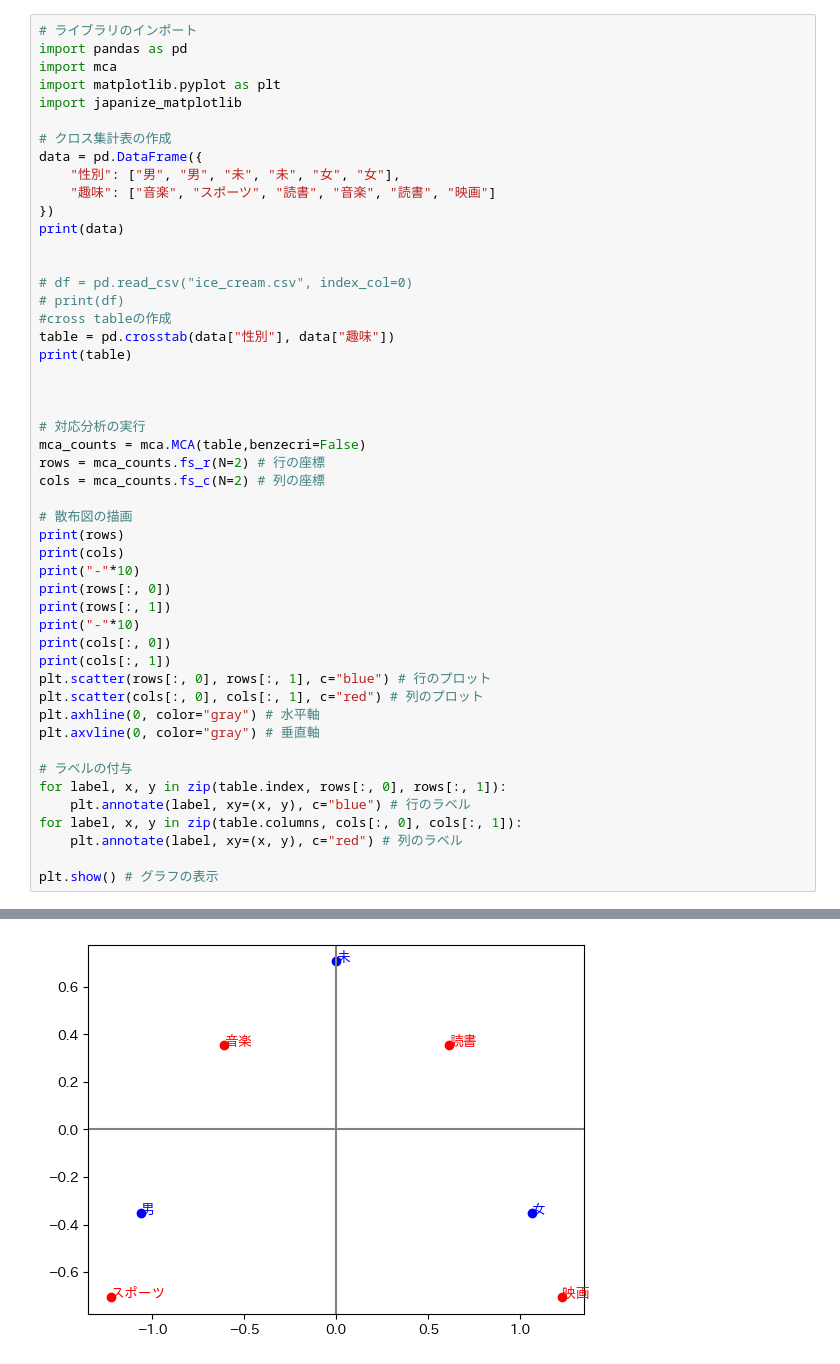
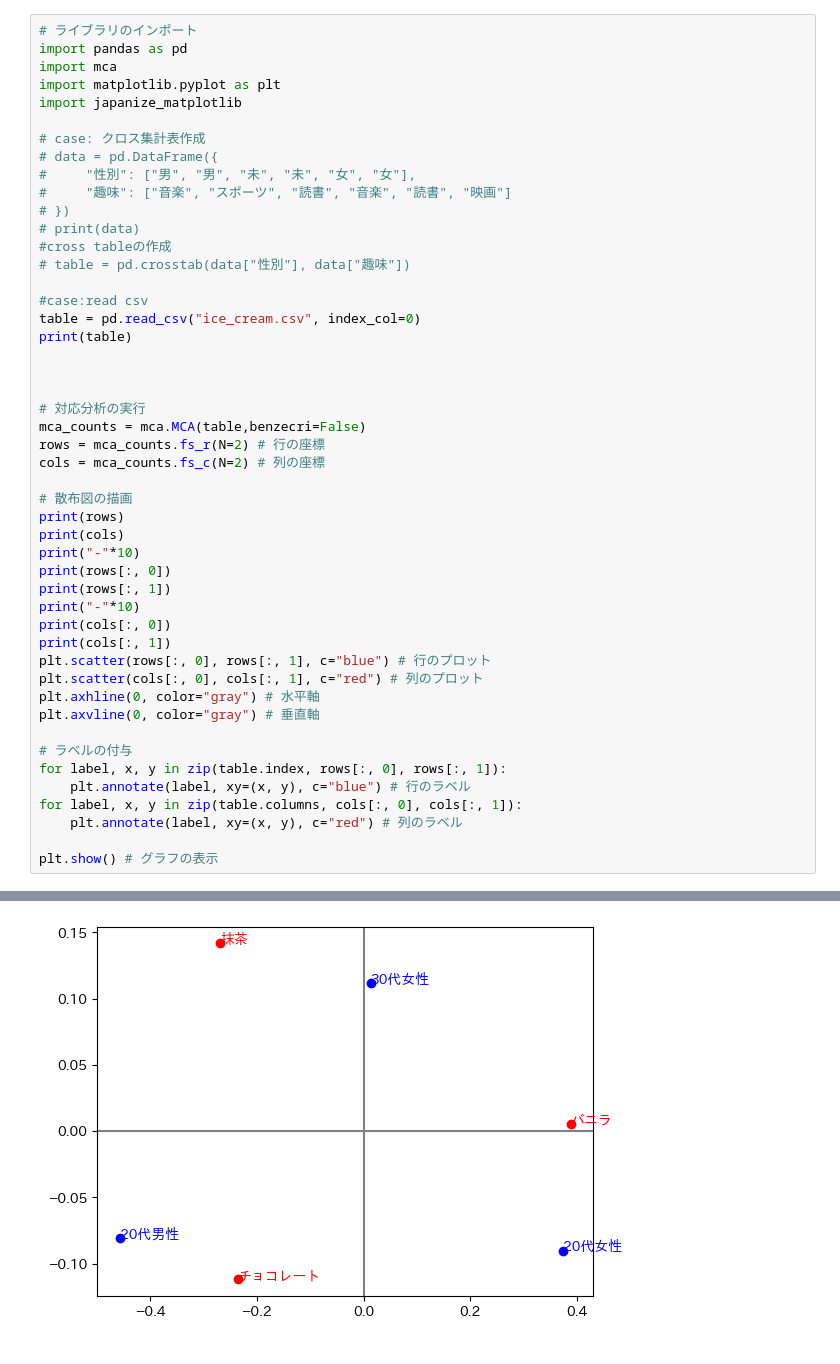
Before and after one commit to kapibara3chi/Correspondence_Analysis, a Jupyter notebook: Correspondence_Analysis.ipynb, the cells around one changed output, grey strips where cells are left out. Drawn from its saved outputs; the diff is of its cells as text.

```diff
--- a/Correspondence_Analysis.ipynb
+++ b/Correspondence_Analysis.ipynb
@@ -33,18 +33,17 @@ import mca
 import matplotlib.pyplot as plt
 import japanize_matplotlib
 
-# クロス集計表の作成
-data = pd.DataFrame({
-    "性別": ["男", "男", "未", "未", "女", "女"],
-    "趣味": ["音楽", "スポーツ", "読書", "音楽", "読書", "映画"]
-})
-print(data)
+# case: クロス集計表作成
+# data = pd.DataFrame({
+#     "性別": ["男", "男", "未", "未", "女", "女"],
+#     "趣味": ["音楽", "スポーツ", "読書", "音楽", "読書", "映画"]
+# })
+# print(data)
+#cross tableの作成
+# table = pd.crosstab(data["性別"], data["趣味"])
 
-
-# df = pd.read_csv("ice_cream.csv", index_col=0)
-# print(df)
-#cross tableの作成
-table = pd.crosstab(data["性別"], data["趣味"])
+#case:read csv
+table = pd.read_csv("ice_cream.csv", index_col=0)
 print(table)
 
 
@@ -96 +94 @@ plt.show() # グラフの表示
-[figure, old version]
+[figure, new version]
```
Also changed, not shown: parts of 6 cells of this notebook.
